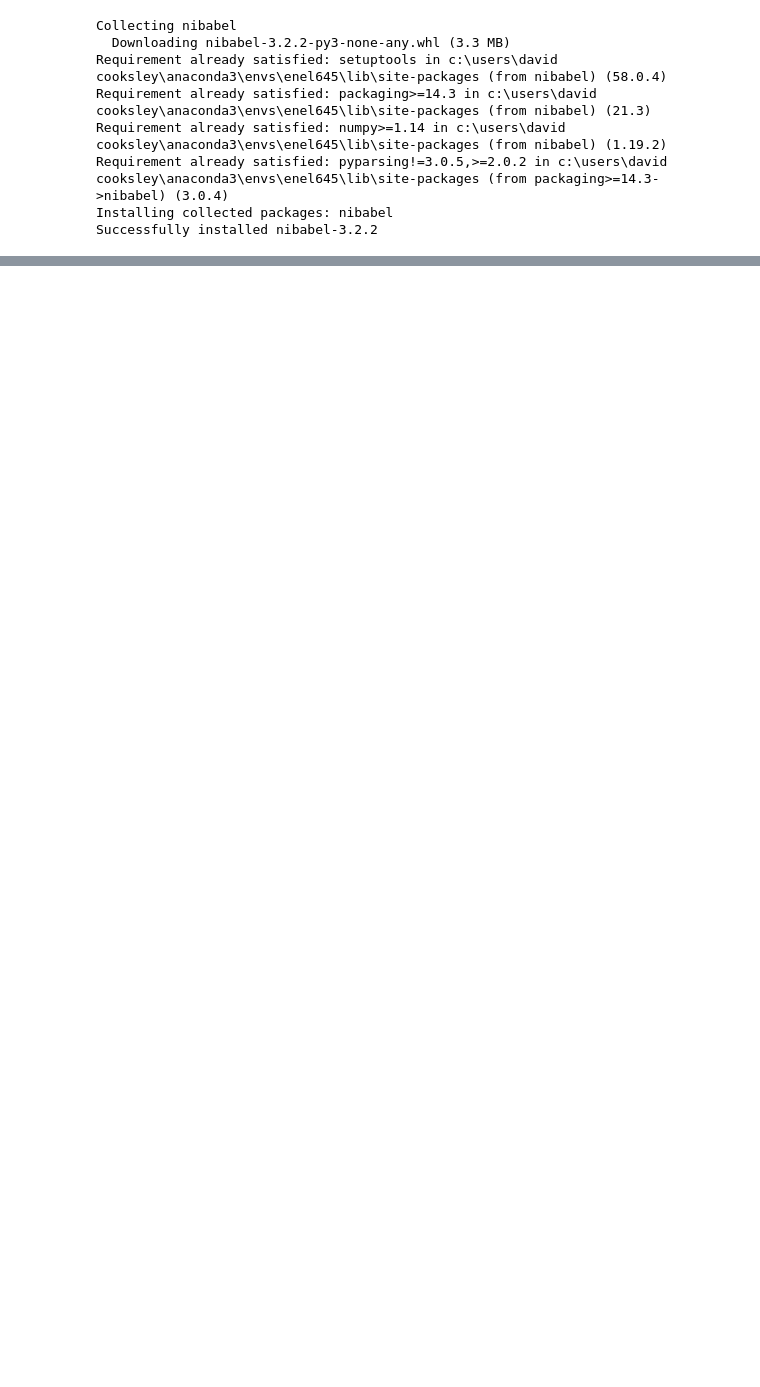
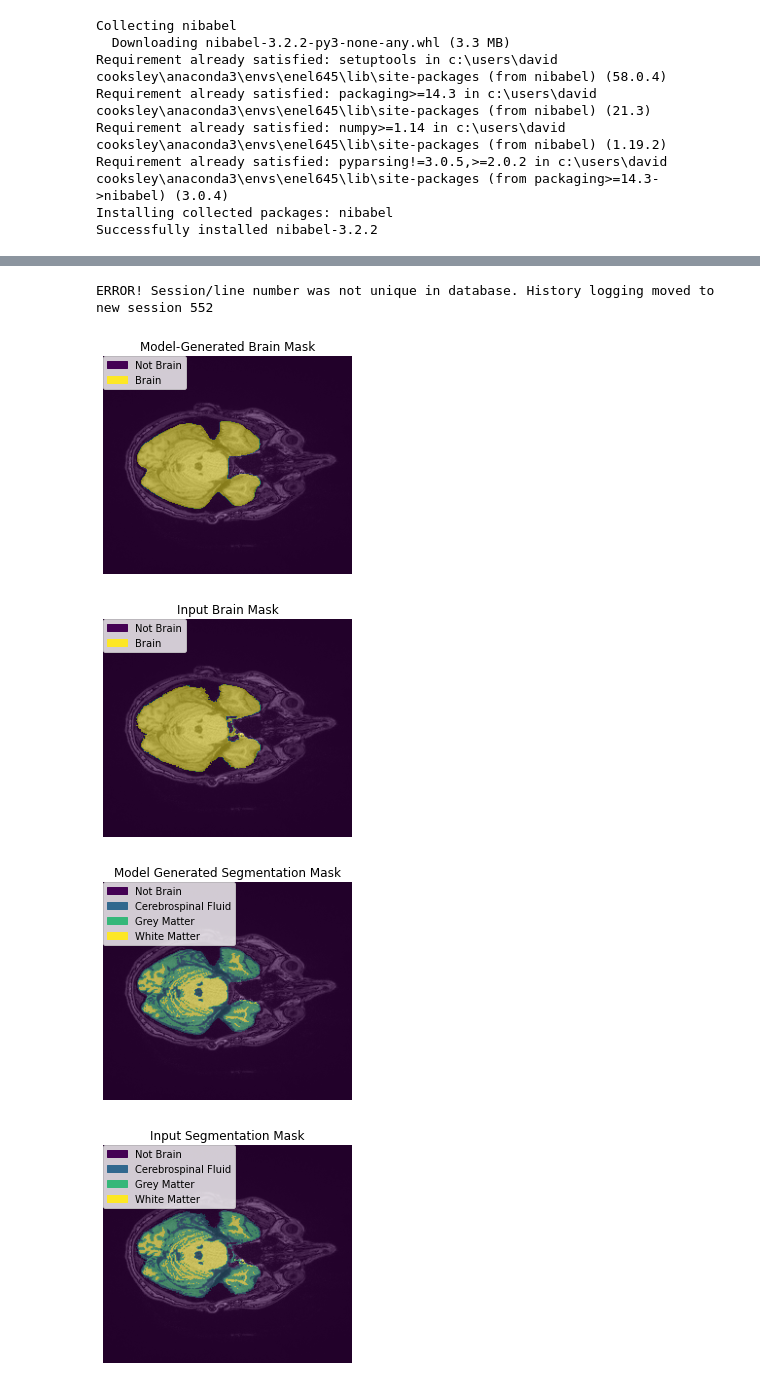
Before and after one commit to k-t-nguyen/enel645-final-project, a Jupyter notebook: unet-segmentation/unet_test.ipynb, the cells around one changed output, grey strips where cells are left out. Drawn from its saved outputs; the diff is of its cells as text; code cells hidden in the pictures; blank space fills up the shorter version.

```diff
--- a/unet-segmentation/unet_test.ipynb
+++ b/unet-segmentation/unet_test.ipynb
@@ -58,7 +115,27 @@ files = zip(test_files, label01_files, label02_files)
 
 multiple = 2**4 # the network has 4 max-pooling layers
 # %%
-model_name = "unet_multitask.h5"
+model_name = "unet_multitask_halfset.h5"
 model = unet(input_shape=(None, None, 1))
 model.load_weights(model_name)
 model.compile(loss = dice_coef_loss, optimizer=Adam())
+# %%
+data = nib.load(test_files[0]).get_fdata()
+label01 = nib.load(label01_files[0]).get_fdata()
+label02 = nib.load(label02_files[0]).get_fdata()
+data = min_max_normalization(data)
+data = data.transpose(2,0,1) # axial slices first
+label01 = label01.transpose(2,0,1) # axial slices first
+label02 = label02.transpose(2,0,1) # axial slices first
+
+H,W,Z = data.shape
+data_padded = pad_volume(data,16)
+pred01,pred02 = model.predict(data_padded[:,:,:,np.newaxis])
+pred01 = pred01[:,:W,:Z,0] > 0.5
+pred01 = pred01.astype(np.double)
+pred02 = pred02[:,:W,:Z,:].argmax(axis = -1)*pred01
+# %%
+staple_score = dice_eval(label01, pred01)
+wm_score,gm_score,csf_score = multilabel_dice_eval(label02, pred02)
+# %% [output]
+ERROR! Session/line number was not unique in database. History logging moved to new session 552
@@ -64,0 +144,57 @@ model.compile(loss = dice_coef_loss, optimizer=Adam())
+# %%
+idx = 120
+plt.figure()
+plt.imshow(data[idx], cmap = "gray")
+im1 = plt.imshow(pred01[idx], alpha = 0.5)
+values = np.unique(pred01.ravel())
+colors = [im1.cmap(im1.norm(value)) for value in values]
+labels = ["Not Brain", "Brain"]
+patches = [ mpatches.Patch(color = colors[i], label = labels[i]) for i in range(len(values))]
+plt.legend(handles=patches, loc=2, borderaxespad=0. )
+plt.title("Model-Generated Brain Mask")
+plt.axis("off")
+plt.show()
+
+plt.figure()
+plt.imshow(data[idx], cmap = "gray")
+label01_bin = label01 > 0.5
+im2 = plt.imshow(label01_bin[idx], alpha = 0.5)
+values = np.unique(label01_bin.ravel())
+colors = [im2.cmap(im2.norm(value)) for value in values]
+labels = ["Not Brain", "Brain"]
+patches = [ mpatches.Patch(color = colors[i], label = labels[i]) for i in range(len(values))]
+#patches = [ mpatches.Patch(color=colors[i], label="Level {l}".format(l=values[i]) ) for i in range(len(values)) ]
+plt.legend(handles=patches, loc=2, borderaxespad=0.)
+plt.title("Input Brain Mask")
+plt.axis("off")
+plt.show()
+
+
+plt.figure()
+plt.imshow(data[idx], cmap = "gray")
+im3 = plt.imshow(pred02[idx], alpha = 0.5)
+values = np.unique(pred02.ravel())
+colors = [im3.cmap(im3.norm(value)) for value in values]
+labels = ["Not Brain", "Cerebrospinal Fluid", "Grey Matter", "White Matter"]
+patches = [ mpatches.Patch(color = colors[i], label = labels[i]) for i in range(len(values))]
+plt.legend(handles=patches, loc=2, borderaxespad=0. )
+plt.title("Model Generated Segmentation Mask")
+plt.axis("off")
+plt.show()
+
+plt.figure()
+plt.imshow(data[idx], cmap = "gray")
+im4 = plt.imshow(label02[idx], alpha = 0.5)
+values = np.unique(pred02.ravel())
+colors = [im4.cmap(im4.norm(value)) for value in values]
+labels = ["Not Brain", "Cerebrospinal Fluid", "Grey Matter", "White Matter"]
+patches = [ mpatches.Patch(color = colors[i], label = labels[i]) for i in range(len(values))]
+plt.legend(handles=patches, loc=2, borderaxespad=0. )
+plt.title("Input Segmentation Mask")
+plt.axis("off")
+plt.show()
+# %% [output]
+[figure, added]
+[figure, added]
+[figure, added]
+[figure, added]
```
Also changed, not shown: parts of 34 cells of this notebook, 10 other files.
